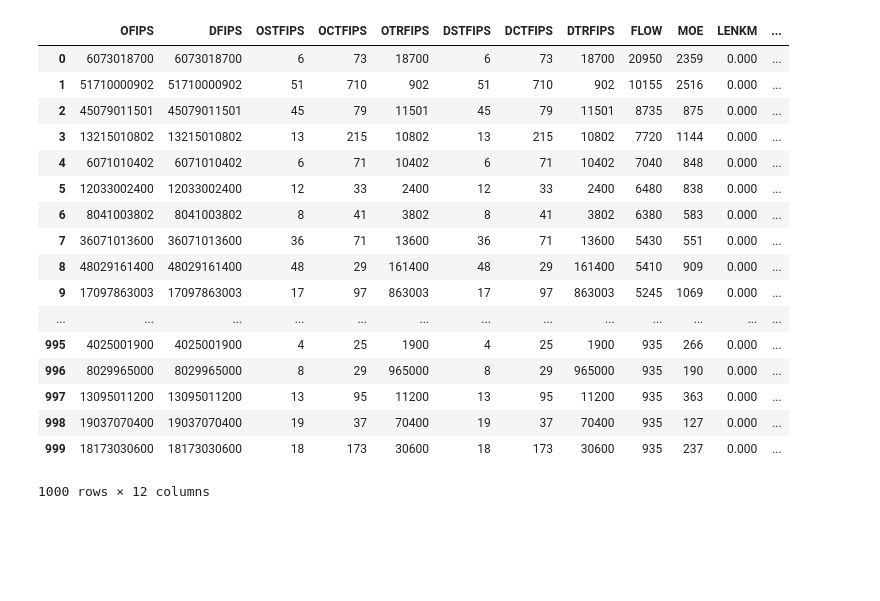
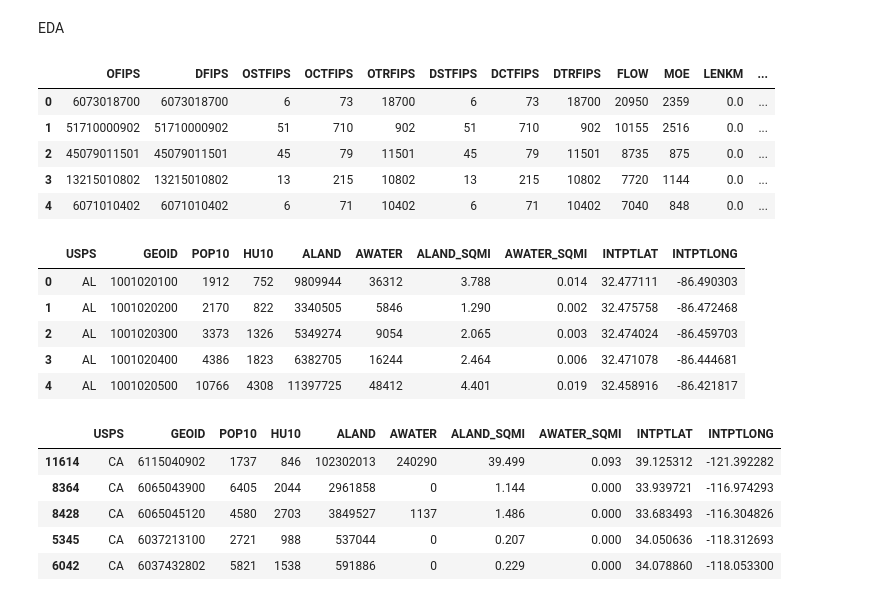
Before and after one commit to joannabate/commute, a Jupyter notebook: EDA.ipynb, the cells around one changed output. Drawn from its saved outputs; the diff is of its cells as text; code cells hidden in the pictures; blank space fills up the shorter version.

```diff
--- a/EDA.ipynb
+++ b/EDA.ipynb
@@ -8,24 +15,3 @@ from scipy.spatial.distance import pdist, squareform
 df_commute = pd.read_csv('data/commute_data.csv')
 # %%
 df_tracts = pd.read_csv('data/census_tracts_2010.csv')
-# %%
-df_commute.merge(df_tracts)
-# %% [output]
-|  | OFIPS | DFIPS | OSTFIPS | OCTFIPS | OTRFIPS | DSTFIPS | DCTFIPS | DTRFIPS | FLOW | MOE | LENKM | ... |
-| 0 | 6073018700 | 6073018700 | 6 | 73 | 18700 | 6 | 73 | 18700 | 20950 | 2359 | 0.000 | ... |
-| 1 | 51710000902 | 51710000902 | 51 | 710 | 902 | 51 | 710 | 902 | 10155 | 2516 | 0.000 | ... |
-| 2 | 45079011501 | 45079011501 | 45 | 79 | 11501 | 45 | 79 | 11501 | 8735 | 875 | 0.000 | ... |
-| 3 | 13215010802 | 13215010802 | 13 | 215 | 10802 | 13 | 215 | 10802 | 7720 | 1144 | 0.000 | ... |
-| 4 | 6071010402 | 6071010402 | 6 | 71 | 10402 | 6 | 71 | 10402 | 7040 | 848 | 0.000 | ... |
-| 5 | 12033002400 | 12033002400 | 12 | 33 | 2400 | 12 | 33 | 2400 | 6480 | 838 | 0.000 | ... |
-| 6 | 8041003802 | 8041003802 | 8 | 41 | 3802 | 8 | 41 | 3802 | 6380 | 583 | 0.000 | ... |
-| 7 | 36071013600 | 36071013600 | 36 | 71 | 13600 | 36 | 71 | 13600 | 5430 | 551 | 0.000 | ... |
-| 8 | 48029161400 | 48029161400 | 48 | 29 | 161400 | 48 | 29 | 161400 | 5410 | 909 | 0.000 | ... |
-| 9 | 17097863003 | 17097863003 | 17 | 97 | 863003 | 17 | 97 | 863003 | 5245 | 1069 | 0.000 | ... |
-| ... | ... | ... | ... | ... | ... | ... | ... | ... | ... | ... | ... | ... |
-| 995 | 4025001900 | 4025001900 | 4 | 25 | 1900 | 4 | 25 | 1900 | 935 | 266 | 0.000 | ... |
-| 996 | 8029965000 | 8029965000 | 8 | 29 | 965000 | 8 | 29 | 965000 | 935 | 190 | 0.000 | ... |
-| 997 | 13095011200 | 13095011200 | 13 | 95 | 11200 | 13 | 95 | 11200 | 935 | 363 | 0.000 | ... |
-| 998 | 19037070400 | 19037070400 | 19 | 37 | 70400 | 19 | 37 | 70400 | 935 | 127 | 0.000 | ... |
-| 999 | 18173030600 | 18173030600 | 18 | 173 | 30600 | 18 | 173 | 30600 | 935 | 237 | 0.000 | ... |
-1000 rows × 12 columns
@@ -32,2 +20,29 @@ df_commute.merge(df_tracts)
+# %% [markdown]
+EDA
 # %%
-df_commute = df_commute.head(1000)
+df_commute.head()
+# %% [output]
+|  | OFIPS | DFIPS | OSTFIPS | OCTFIPS | OTRFIPS | DSTFIPS | DCTFIPS | DTRFIPS | FLOW | MOE | LENKM | ... |
+| 0 | 6073018700 | 6073018700 | 6 | 73 | 18700 | 6 | 73 | 18700 | 20950 | 2359 | 0.0 | ... |
+| 1 | 51710000902 | 51710000902 | 51 | 710 | 902 | 51 | 710 | 902 | 10155 | 2516 | 0.0 | ... |
+| 2 | 45079011501 | 45079011501 | 45 | 79 | 11501 | 45 | 79 | 11501 | 8735 | 875 | 0.0 | ... |
+| 3 | 13215010802 | 13215010802 | 13 | 215 | 10802 | 13 | 215 | 10802 | 7720 | 1144 | 0.0 | ... |
+| 4 | 6071010402 | 6071010402 | 6 | 71 | 10402 | 6 | 71 | 10402 | 7040 | 848 | 0.0 | ... |
+# %%
+df_tracts.head()
+# %% [output]
+|  | USPS | GEOID | POP10 | HU10 | ALAND | AWATER | ALAND_SQMI | AWATER_SQMI | INTPTLAT | INTPTLONG |
+| 0 | AL | 1001020100 | 1912 | 752 | 9809944 | 36312 | 3.788 | 0.014 | 32.477111 | -86.490303 |
+| 1 | AL | 1001020200 | 2170 | 822 | 3340505 | 5846 | 1.290 | 0.002 | 32.475758 | -86.472468 |
+| 2 | AL | 1001020300 | 3373 | 1326 | 5349274 | 9054 | 2.065 | 0.003 | 32.474024 | -86.459703 |
+| 3 | AL | 1001020400 | 4386 | 1823 | 6382705 | 16244 | 2.464 | 0.006 | 32.471078 | -86.444681 |
+| 4 | AL | 1001020500 | 10766 | 4308 | 11397725 | 48412 | 4.401 | 0.019 | 32.458916 | -86.421817 |
+# %%
+df_tracts[df_tracts['USPS']=='CA'].sample(5)
+# %% [output]
+|  | USPS | GEOID | POP10 | HU10 | ALAND | AWATER | ALAND_SQMI | AWATER_SQMI | INTPTLAT | INTPTLONG |
+| 11614 | CA | 6115040902 | 1737 | 846 | 102302013 | 240290 | 39.499 | 0.093 | 39.125312 | -121.392282 |
+| 8364 | CA | 6065043900 | 6405 | 2044 | 2961858 | 0 | 1.144 | 0.000 | 33.939721 | -116.974293 |
+| 8428 | CA | 6065045120 | 4580 | 2703 | 3849527 | 1137 | 1.486 | 0.000 | 33.683493 | -116.304826 |
+| 5345 | CA | 6037213100 | 2721 | 988 | 537044 | 0 | 0.207 | 0.000 | 34.050636 | -118.312693 |
+| 6042 | CA | 6037432802 | 5821 | 1538 | 591886 | 0 | 0.229 | 0.000 | 34.078860 | -118.053300 |
```
Also changed, not shown: parts of 33 cells of this notebook.
